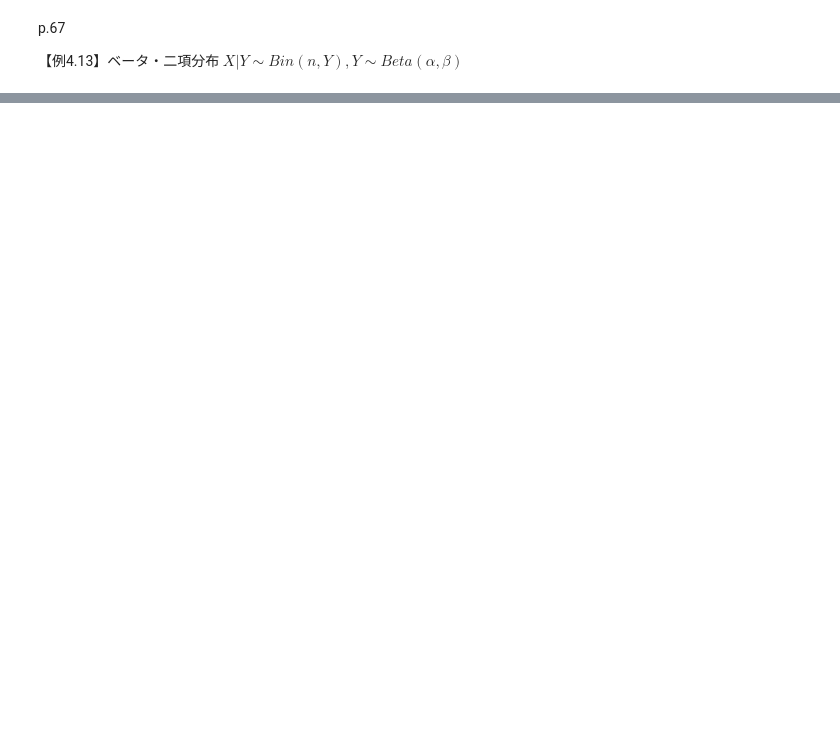
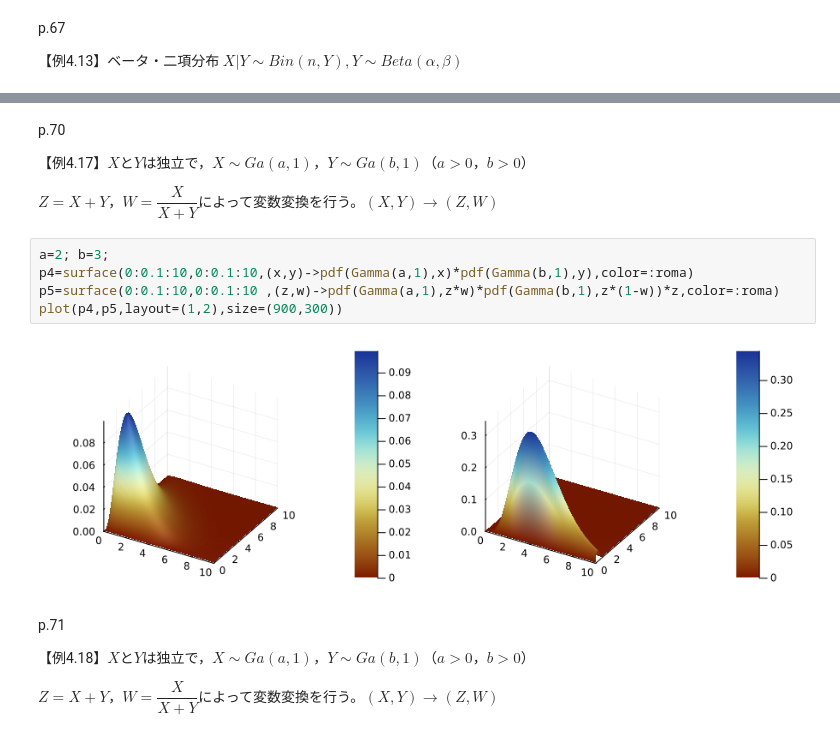
Before and after one commit to shimizudan/20230416dist, a Jupyter notebook: 417.ipynb, the cells around one changed output, grey strips where cells are left out. Saved outputs shown, nothing was run; the diff lists cells and outputs as text; blank space fills up the shorter version.

```diff
--- a/417.ipynb
+++ b/417.ipynb
@@ -12,0 +43,19 @@ surface(0:1:100, 0:.1:1, (x,y) ->  pdf(Binomial(n, y) ,x)*pdf(Beta(α,β),y),col
+# %% [markdown]
+p.70
+
+【例4.17】$X$と$Y$は独立で，$X\sim Ga(a,1)$，$Y\sim Ga(b,1)$（$a>0$，$b>0$）
+
+$Z=X+Y$，$W=\dfrac{X}{X+Y}$によって変数変換を行う。$(X,Y)\to(Z,W)$
+# %%
+a=2; b=3;
+p4=surface(0:0.1:10,0:0.1:10,(x,y)->pdf(Gamma(a,1),x)*pdf(Gamma(b,1),y),color=:roma)
+p5=surface(0:0.1:10,0:0.1:10 ,(z,w)->pdf(Gamma(a,1),z*w)*pdf(Gamma(b,1),z*(1-w))*z,color=:roma)
+plot(p4,p5,layout=(1,2),size=(900,300))
+# %% [output]
+[figure, added]
+# %% [markdown]
+p.71
+
+【例4.18】$X$と$Y$は独立で，$X\sim Ga(a,1)$，$Y\sim Ga(b,1)$（$a>0$，$b>0$）
+
+$Z=X+Y$，$W=\dfrac{X}{X+Y}$によって変数変換を行う。$(X,Y)\to(Z,W)$
```
Also changed, not shown: parts of 8 cells of this notebook.
